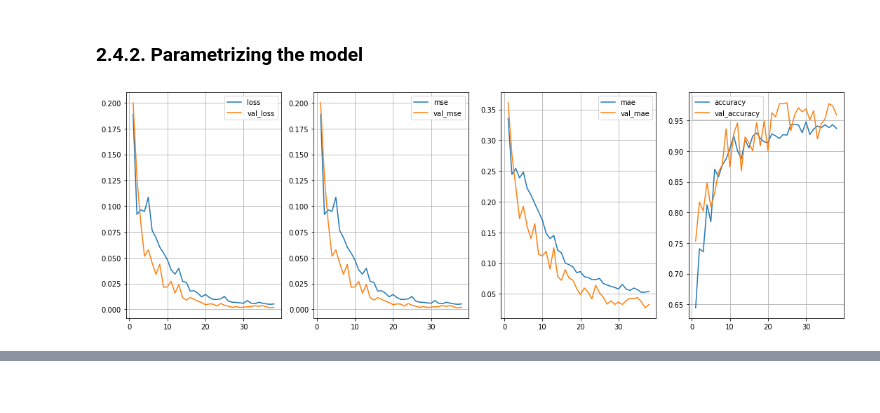
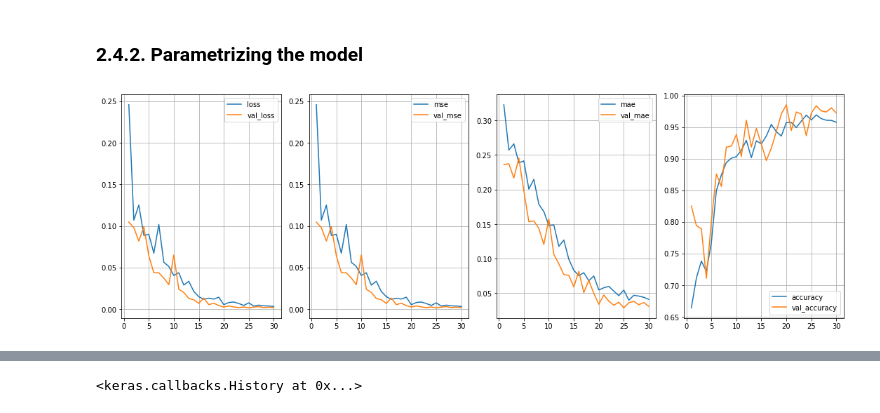
Before and after one commit to enacheandrei7/indoor-localization-dnn-knn-lstm, a Jupyter notebook: pdr_estimation_lstm/PDR_estimation_sensor_and_location_tensorflow.ipynb, the cells around one changed output, grey strips where cells are left out. Cells and saved outputs as stored; diff of their text form; code cells hidden in the pictures.

```diff
--- a/pdr_estimation_lstm/PDR_estimation_sensor_and_location_tensorflow.ipynb
+++ b/pdr_estimation_lstm/PDR_estimation_sensor_and_location_tensorflow.ipynb
@@ -269,34 +269,34 @@ class PlotLearning(keras.callbacks.Callback):
 # %%
 attributes_cols = 12
 batch_size=100
-epochs=70
+epochs=30
 
 lstm_input = Input(shape=(backcandles, attributes_cols), name='lstm_input')
 inputs = LSTM(128, name='first_layer', return_sequences=True)(lstm_input)
-inputs = Dropout(0.2)(inputs)
+# inputs = Dropout(0.2)(inputs)
 inputs = LSTM(64, name='second_layer', return_sequences=False)(inputs)
-inputs = Dropout(0.2)(inputs)
+# inputs = Dropout(0.2)(inputs)
 inputs = Dense(2, name='dense_layer')(inputs)
 output = Activation('linear', name='output')(inputs)
 
 model = Model(inputs=lstm_input, outputs=output)
 adam = optimizers.Adam()
 
 model.compile(optimizer=RMSprop(learning_rate=0.005), loss='mse', metrics=['mse', 'mae', 'accuracy'])
 model.fit(x=X_train,
           y=y_train,
           batch_size=batch_size,
           epochs=epochs,
           shuffle=False,
           validation_data=(X_val, y_val),
           callbacks=[PlotLearning()])
 
 # model = Sequential()
 # model.add(LSTM(128, activation='relu', name='first_layer', return_sequences=True))
 # model.add(LSTM(128, activation='relu', name='second_layer', return_sequences=False))
 # model.add(Dropout(0.2))
 # model.add(Dense(2, name='dense_layer'))
 # model.compile(optimizer='adam', loss='mse', metrics=['accuracy'])
 # model.fit(X_train, y_train, epochs=epochs)
 # %% [output]
-[figure, old version]
+[figure, new version]
@@ -305,3 +304,4 @@ Epoch 39/70
+<keras.callbacks.History at 0x...>
 # %%
 y_pred = model.predict(X_test)
 for i in range(10):
```
Also changed, not shown: parts of 8 cells of this notebook, 1 other file.
